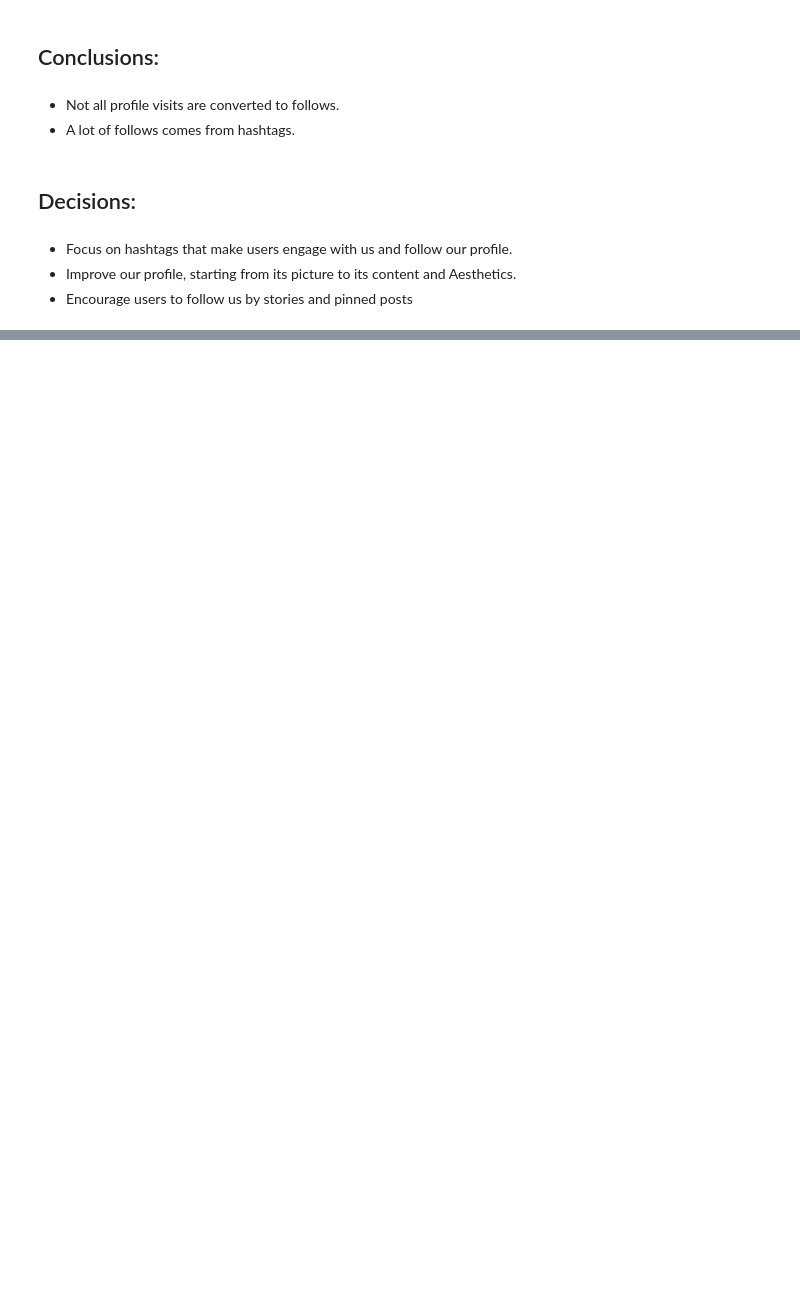
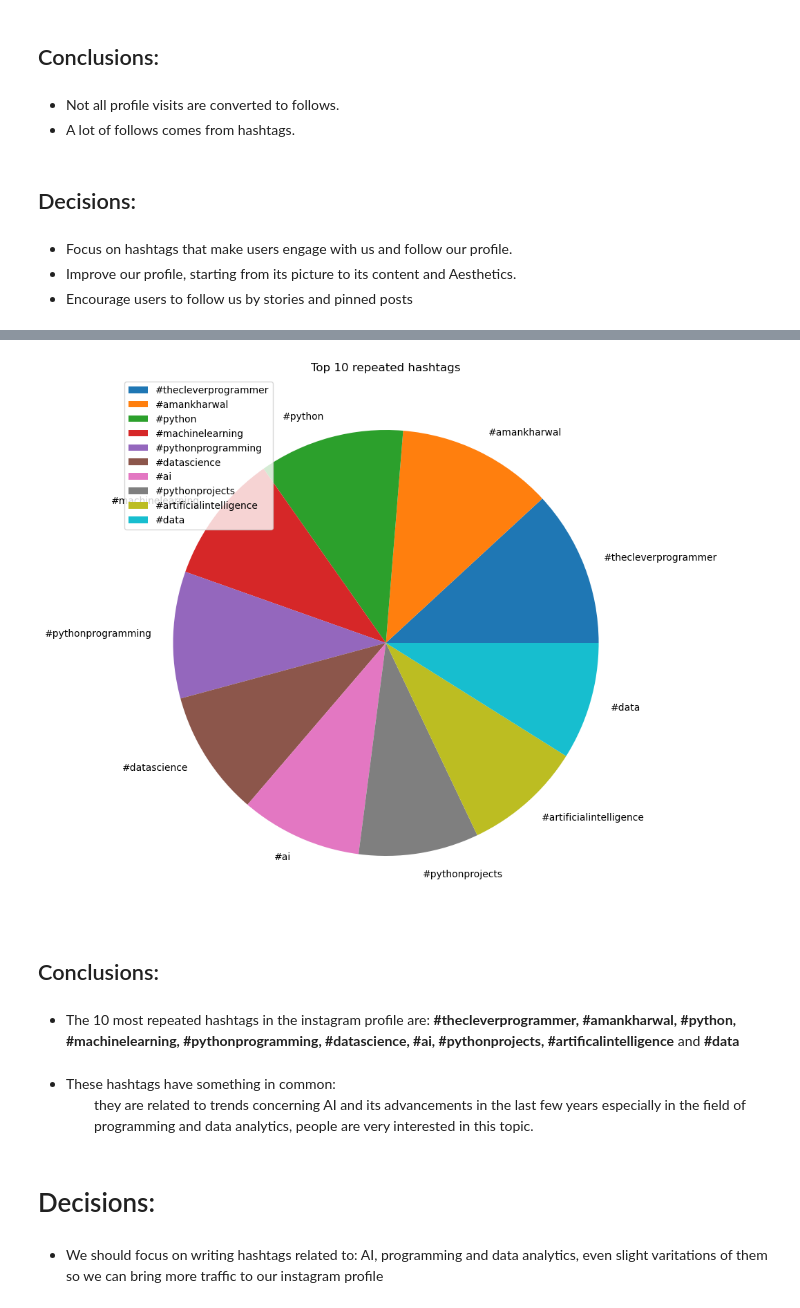
Before and after one commit to Fady-Foash97/Data-analysis-using-Pandas, a Jupyter notebook: Instagram data.ipynb, the cells around one changed output, grey strips where cells are left out. Drawn from its saved outputs; the diff is of its cells as text; code cells hidden in the pictures; blank space fills up the shorter version.

```diff
--- a/Instagram data.ipynb
+++ b/Instagram data.ipynb
@@ -307,0 +340,4 @@ plt.show()
+# %%
+df["Hashtags"] = df["Hashtags"].apply(lambda x: str(x).split())
+# %%
+Repeated_Hashtag = df.explode("Hashtags")["Hashtags"].value_counts()
@@ -307,0 +360,18 @@ plt.show()
+# %%
+plt.figure(figsize= (10,10))
+plt.pie(Repeated_Hashtag[:10], labels= Repeated_Hashtag.index[:10])
+plt.legend(loc="upper left")
+plt.title("Top 10 repeated hashtags")
+plt.show()
+# %% [output]
+[figure, added]
+# %% [markdown]
+## Conclusions:
+# %% [markdown]
+- The 10 most repeated hashtags in the instagram profile are: <b>#thecleverprogrammer, #amankharwal, #python, #machinelearning, #pythonprogramming, #datascience, #ai, #pythonprojects, #artificalintelligence</b> and <b>#data</b>
+# %% [markdown]
+- These hashtags have something in common: <ul>they are related to trends concerning AI and its advancements in the last few years especially in the field of programming and data analytics, people are very interested in this topic.</u>
+# %% [markdown]
+# Decisions:
+# %% [markdown]
+- We should focus on writing hashtags related to: AI, programming and data analytics, even slight varitations of them so we can bring more traffic to our instagram profile
```
Also changed, not shown: parts of 13 cells of this notebook.
